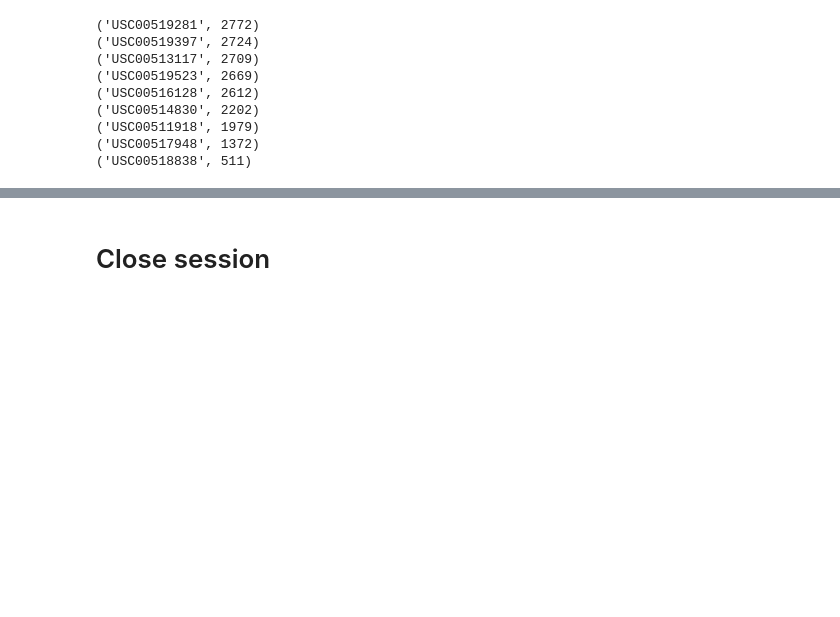
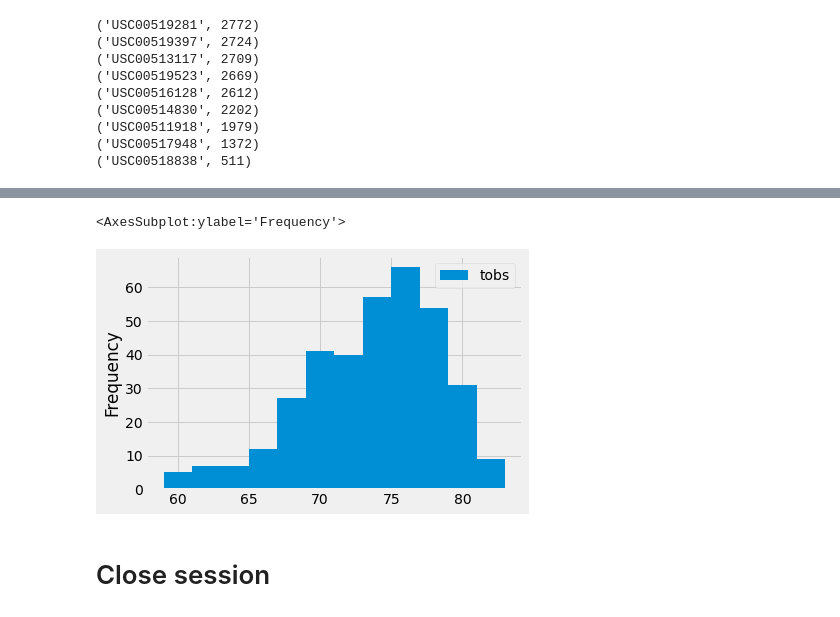
Before and after one commit to sunwoo-kim20/sql-hawaii-weather-analysis, a Jupyter notebook: climate_starter.ipynb, the cells around one changed output, grey strips where cells are left out. Drawn from its saved outputs; the diff is of its cells as text; code cells hidden in the pictures; blank space fills up the shorter version.

Commit message:
completed histogram

```diff
--- a/climate_starter.ipynb
+++ b/climate_starter.ipynb
@@ -197,0 +202,4 @@ print(f"The minimum ")
+# %%
+# Create datetime object and use timedelta to get one year before
+temp_query_date = dt.date(2017,8,18) - dt.timedelta(days = 365)
+print(temp_query_date)
@@ -197,0 +208,7 @@ print(f"The minimum ")
+# %%
+# Query the last 12 months of temperature observation data for this station and create dataframe
+last_year_temps = session.query(Measurement.tobs).\
+    filter(Measurement.date > temp_query_date).\
+    filter(Measurement.station == most_active_stn).statement
+temps_df = pd.read_sql(last_year_temps, session.bind)
+temps_df.head()
@@ -198,3 +222,11 @@ print(f"The minimum ")
+# %%
+# Plot histogram
+temps_df.plot(kind = 'hist', bins = 12)
+plt.title(f"Station {most_active_stn} ")
+plt.show()
+# %% [output]
+<AxesSubplot:ylabel='Frequency'>
+[figure, added]
 # %% [markdown]
 # Close session
 # %%
```
Also changed, not shown: parts of 8 cells of this notebook.
